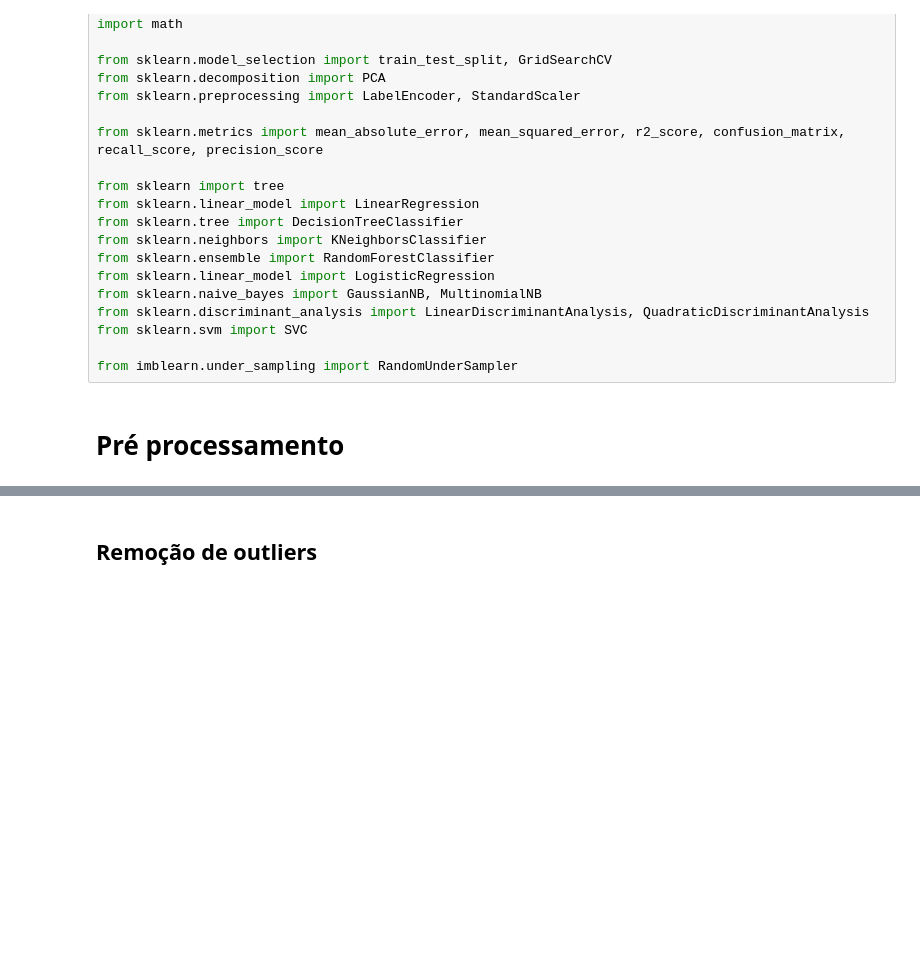
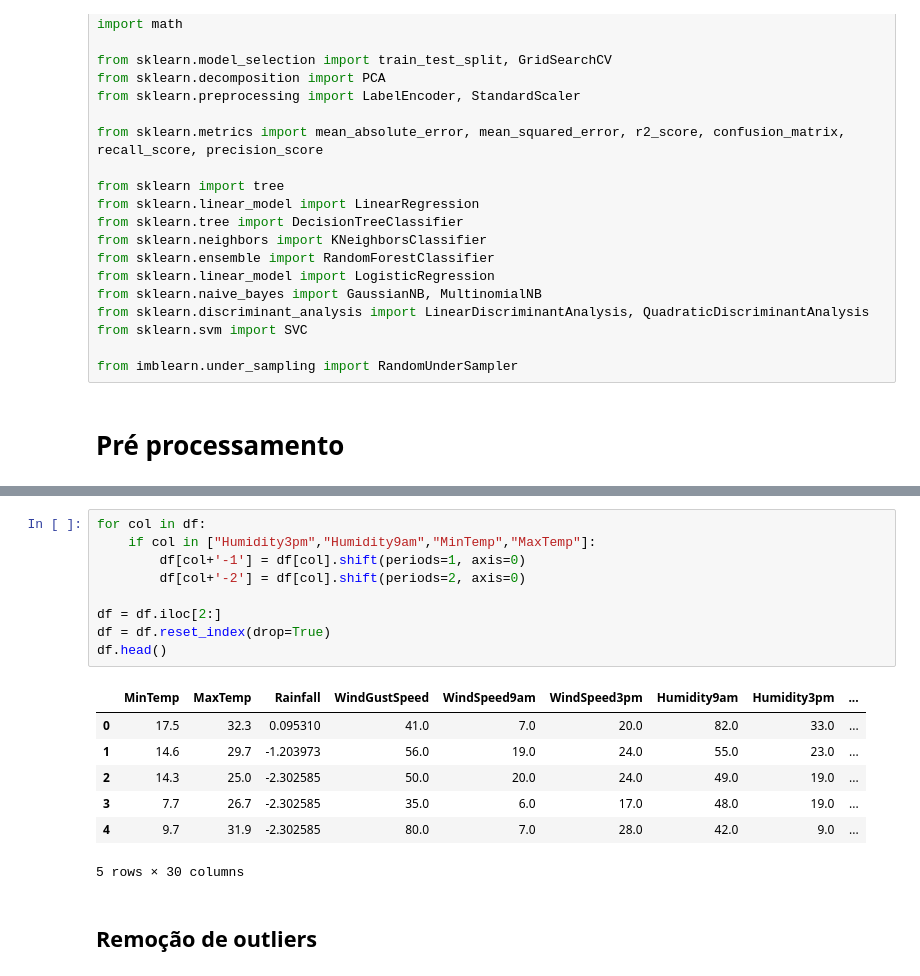
Before and after one commit to Iuri07/IC, a Jupyter notebook: weather-lm-final.ipynb, the cells around one changed output, grey strips where cells are left out. Saved outputs shown, nothing was run; the diff lists cells and outputs as text; blank space fills up the shorter version.

```diff
--- a/weather-lm-final.ipynb
+++ b/weather-lm-final.ipynb
@@ -106,3 +126,20 @@ df.head()
+# %%
+for col in df:
+    if col in ["Humidity3pm","Humidity9am","MinTemp","MaxTemp"]:
+        df[col+'-1'] = df[col].shift(periods=1, axis=0)
+        df[col+'-2'] = df[col].shift(periods=2, axis=0)
+
+df = df.iloc[2:]
+df = df.reset_index(drop=True)
+df.head()
+# %% [output]
+|  | MinTemp | MaxTemp | Rainfall | WindGustSpeed | WindSpeed9am | WindSpeed3pm | Humidity9am | Humidity3pm | ... |
+| 0 | 17.5 | 32.3 | 0.095310 | 41.0 | 7.0 | 20.0 | 82.0 | 33.0 | ... |
+| 1 | 14.6 | 29.7 | -1.203973 | 56.0 | 19.0 | 24.0 | 55.0 | 23.0 | ... |
+| 2 | 14.3 | 25.0 | -2.302585 | 50.0 | 20.0 | 24.0 | 49.0 | 19.0 | ... |
+| 3 | 7.7 | 26.7 | -2.302585 | 35.0 | 6.0 | 17.0 | 48.0 | 19.0 | ... |
+| 4 | 9.7 | 31.9 | -2.302585 | 80.0 | 7.0 | 28.0 | 42.0 | 9.0 | ... |
+5 rows × 30 columns
 # %% [markdown]
 ## Remoção de outliers
 # %%
```
Also changed, not shown: parts of 16 cells of this notebook.
